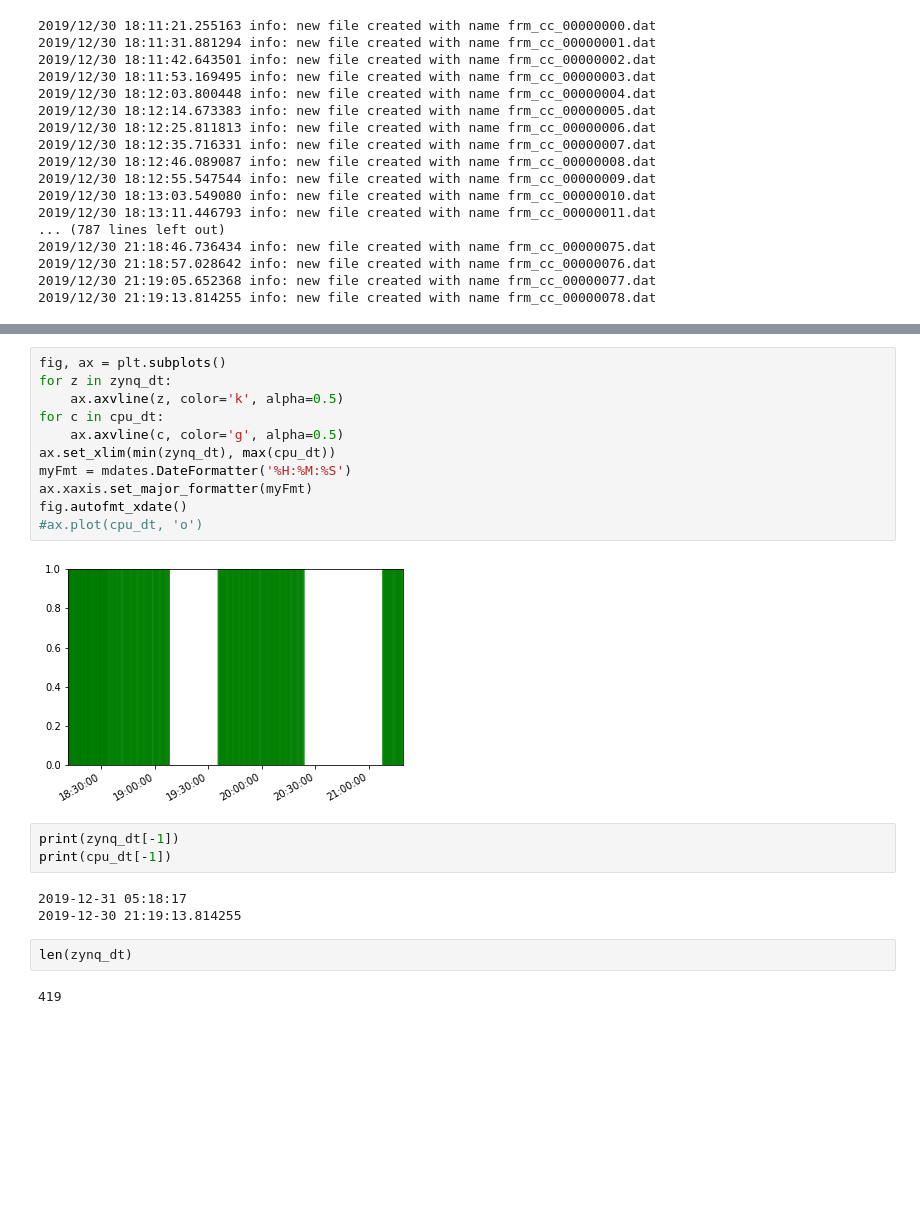
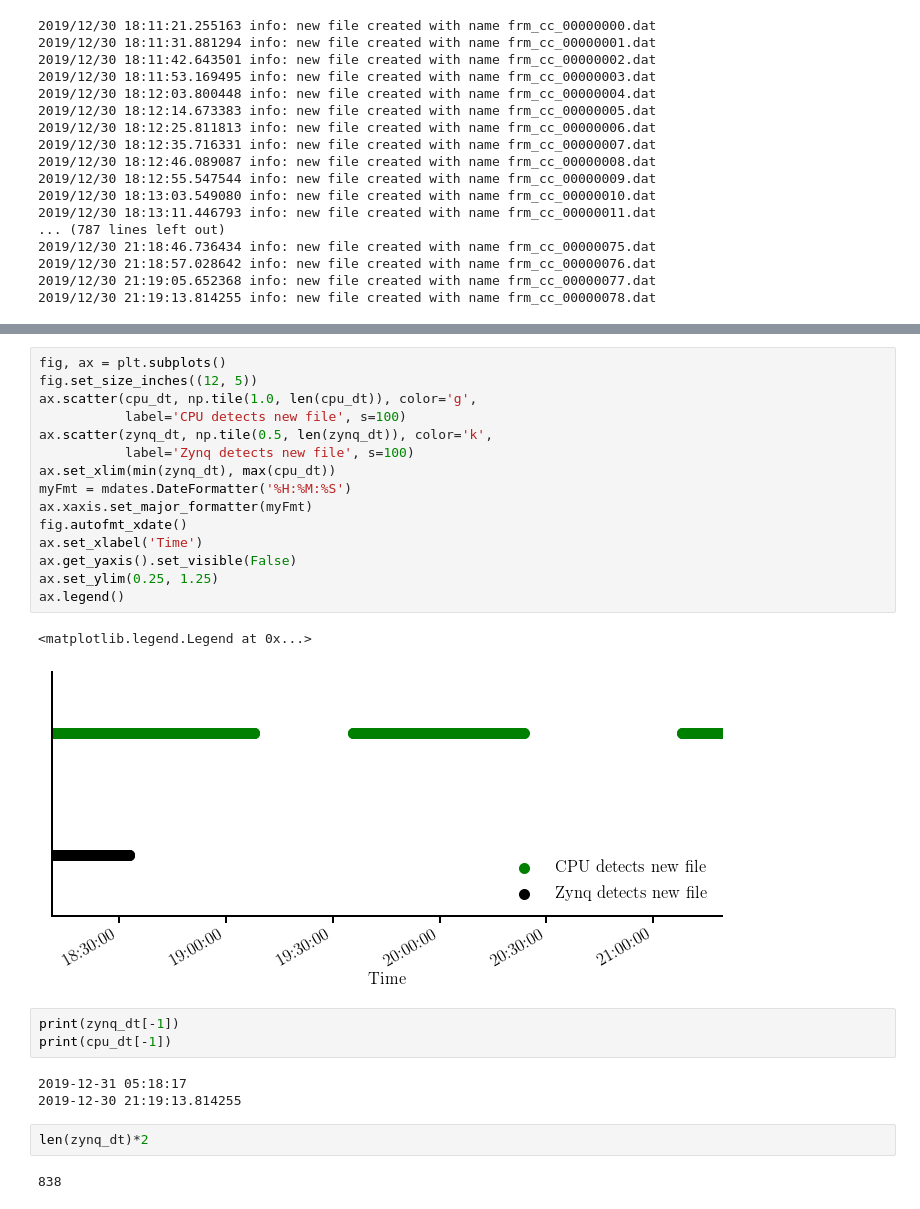
Before and after one commit to cescalara/euso_tools, a Jupyter notebook: log_parsing/dead_time_analysis.ipynb, the cells around one changed output, grey strips where cells are left out. Saved outputs shown, nothing was run; the diff lists cells and outputs as text; blank space fills up the shorter version.

```diff
--- a/log_parsing/dead_time_analysis.ipynb
+++ b/log_parsing/dead_time_analysis.ipynb
@@ -95,16 +100,21 @@ ax.axhline(np.mean(dt[dt<500]), color='k', linestyle=':')
-# %%
-fig, ax = plt.subplots()
-for z in zynq_dt:
-    ax.axvline(z, color='k', alpha=0.5)
-for c in cpu_dt:
-    ax.axvline(c, color='g', alpha=0.5)
-ax.set_xlim(min(zynq_dt), max(cpu_dt))
-myFmt = mdates.DateFormatter('%H:%M:%S')
-ax.xaxis.set_major_formatter(myFmt)
-fig.autofmt_xdate()
-#ax.plot(cpu_dt, 'o')
-# %% [output]
-[figure, removed]
+# %%
+fig, ax = plt.subplots()
+fig.set_size_inches((12, 5))
+ax.scatter(cpu_dt, np.tile(1.0, len(cpu_dt)), color='g',
+           label='CPU detects new file', s=100)
+ax.scatter(zynq_dt, np.tile(0.5, len(zynq_dt)), color='k',
+           label='Zynq detects new file', s=100)
+ax.set_xlim(min(zynq_dt), max(cpu_dt))
+myFmt = mdates.DateFormatter('%H:%M:%S')
+ax.xaxis.set_major_formatter(myFmt)
+fig.autofmt_xdate()
+ax.set_xlabel('Time')
+ax.get_yaxis().set_visible(False)
+ax.set_ylim(0.25, 1.25)
+ax.legend()
+# %% [output]
+<matplotlib.legend.Legend at 0x...>
+[figure, added]
 # %%
 print(zynq_dt[-1])
 print(cpu_dt[-1])
@@ -112,6 +122,6 @@ print(cpu_dt[-1])
 2019-12-31 05:18:17
 2019-12-30 21:19:13.814255
 # %%
-len(zynq_dt)
+len(zynq_dt)*2
 # %% [output]
-419
+838
```
Also changed, not shown: parts of 4 cells of this notebook.
